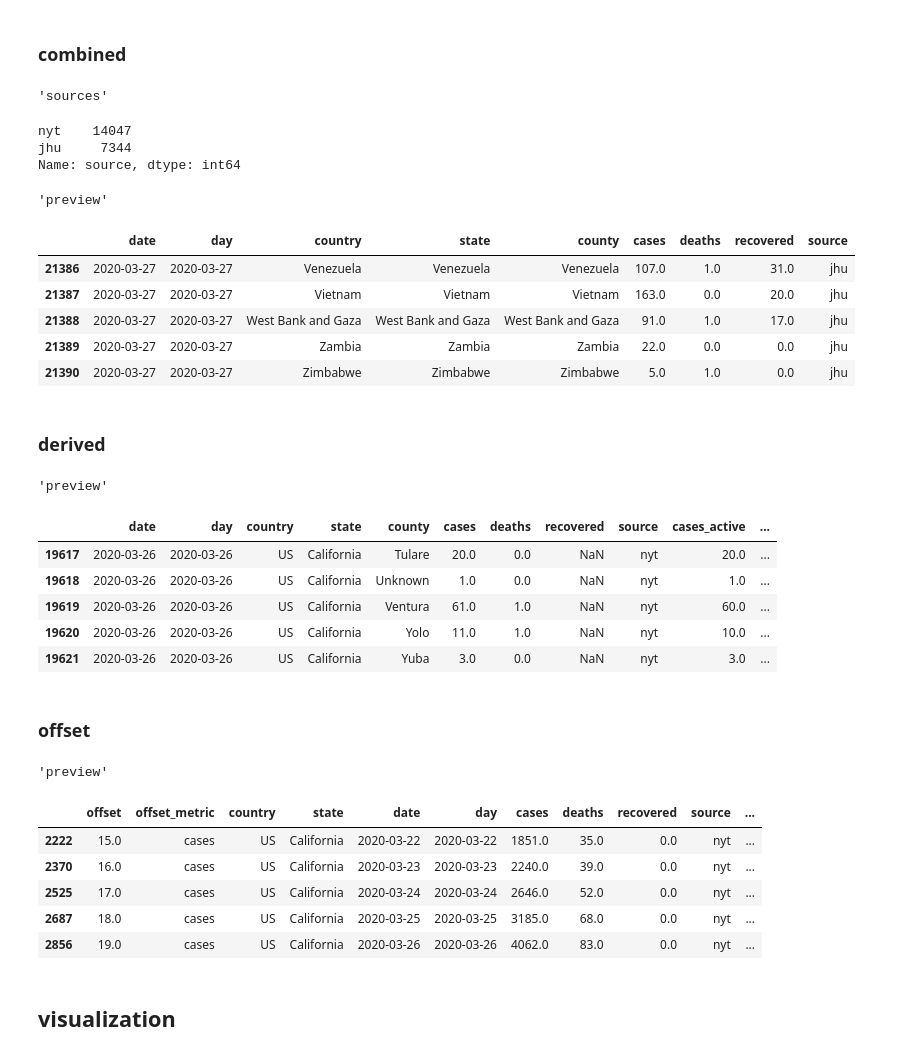
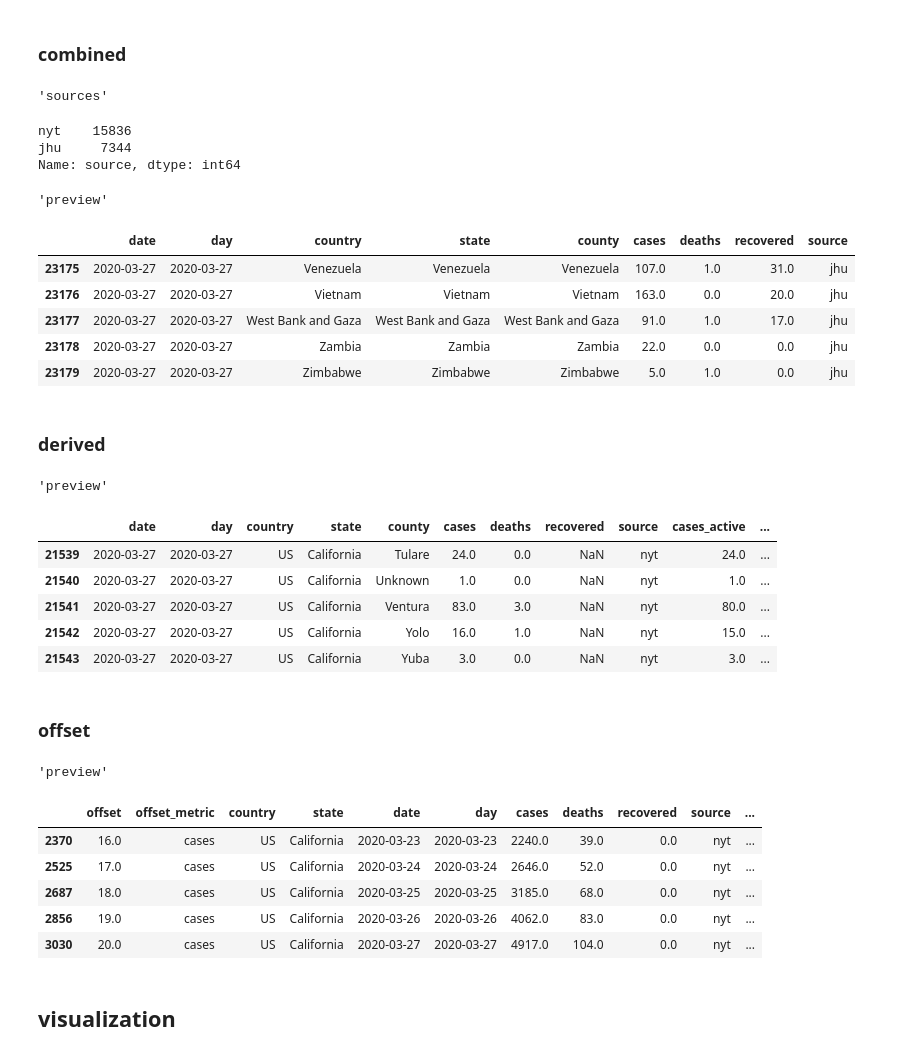
Before and after one commit to eferm/covid-19, a Jupyter notebook: notebooks/covid-19.ipynb, the cells around one changed output. Drawn from its saved outputs; the diff is of its cells as text; code cells hidden in the pictures.

```diff
--- a/notebooks/covid-19.ipynb
+++ b/notebooks/covid-19.ipynb
@@ -35,7 +35,7 @@ pandas 1.0.3
 # %% [markdown]
 ## data sources
 # %%
-kwargs = dict(force_refresh=False, verbose=False)
+kwargs = dict(verbose=False)
 CATALOG = {
     'jhu': JHU(**kwargs).clean,
     'ctp': CTP(**kwargs).clean,
@@ -102,10 +102,12 @@ COLS = [
     'source',
 ]
 
+nyt_dates = CATALOG['nyt']['date'].drop_duplicates().values
+
 df = pd.concat([
-    # baseline metrics from JHU except for US
+    # baseline metrics from JHU except for US data existing in NYT
     CATALOG['jhu'].copy()
-    .query("country != 'US'")
+    .loc[lambda df: (df['country'] != 'US') | ~df['filedate'].isin(nyt_dates)]
     .rename(columns={
         'filedate': 'date',
         'confirmed': 'cases',
@@ -119,39 +121,39 @@ df = pd.concat([
 
     # US metrics from NYT
     CATALOG['nyt'].copy()
     .assign(
         day=lambda df: df['date'].dt.strftime("%Y-%m-%d"),
         country='US',
         recovered=np.nan,
         source='nyt'
     )
     [COLS]
 ])
 
 
 df = (
     df
     .assign(cases=lambda df: df['cases'].fillna(0))
     .loc[lambda df: df['cases'] > 0]  # only non-zero cases interesting
     .sort_values(['date', *LEVELS])
     .reset_index(drop=True)
 )
 
 CATALOG['df.combined'] = df
 display('sources', df['source'].value_counts())
 display('preview', df.tail())
 # %% [output]
 'sources'
-nyt    14047
+nyt    15836
 jhu     7344
 Name: source, dtype: int64
 'preview'
 |  | date | day | country | state | county | cases | deaths | recovered | source |
-| 21386 | 2020-03-27 | 2020-03-27 | Venezuela | Venezuela | Venezuela | 107.0 | 1.0 | 31.0 | jhu |
-| 21387 | 2020-03-27 | 2020-03-27 | Vietnam | Vietnam | Vietnam | 163.0 | 0.0 | 20.0 | jhu |
-| 21388 | 2020-03-27 | 2020-03-27 | West Bank and Gaza | West Bank and Gaza | West Bank and Gaza | 91.0 | 1.0 | 17.0 | jhu |
-| 21389 | 2020-03-27 | 2020-03-27 | Zambia | Zambia | Zambia | 22.0 | 0.0 | 0.0 | jhu |
-| 21390 | 2020-03-27 | 2020-03-27 | Zimbabwe | Zimbabwe | Zimbabwe | 5.0 | 1.0 | 0.0 | jhu |
+| 23175 | 2020-03-27 | 2020-03-27 | Venezuela | Venezuela | Venezuela | 107.0 | 1.0 | 31.0 | jhu |
+| 23176 | 2020-03-27 | 2020-03-27 | Vietnam | Vietnam | Vietnam | 163.0 | 0.0 | 20.0 | jhu |
+| 23177 | 2020-03-27 | 2020-03-27 | West Bank and Gaza | West Bank and Gaza | West Bank and Gaza | 91.0 | 1.0 | 17.0 | jhu |
+| 23178 | 2020-03-27 | 2020-03-27 | Zambia | Zambia | Zambia | 22.0 | 0.0 | 0.0 | jhu |
+| 23179 | 2020-03-27 | 2020-03-27 | Zimbabwe | Zimbabwe | Zimbabwe | 5.0 | 1.0 | 0.0 | jhu |
 # %% [markdown]
 ### derived
 # %%
@@ -206,11 +208,11 @@ display('preview', df.tail())
 # %% [output]
 'preview'
 |  | date | day | country | state | county | cases | deaths | recovered | source | cases_active | ... |
-| 19617 | 2020-03-26 | 2020-03-26 | US | California | Tulare | 20.0 | 0.0 | NaN | nyt | 20.0 | ... |
-| 19618 | 2020-03-26 | 2020-03-26 | US | California | Unknown | 1.0 | 0.0 | NaN | nyt | 1.0 | ... |
-| 19619 | 2020-03-26 | 2020-03-26 | US | California | Ventura | 61.0 | 1.0 | NaN | nyt | 60.0 | ... |
-| 19620 | 2020-03-26 | 2020-03-26 | US | California | Yolo | 11.0 | 1.0 | NaN | nyt | 10.0 | ... |
-| 19621 | 2020-03-26 | 2020-03-26 | US | California | Yuba | 3.0 | 0.0 | NaN | nyt | 3.0 | ... |
+| 21539 | 2020-03-27 | 2020-03-27 | US | California | Tulare | 24.0 | 0.0 | NaN | nyt | 24.0 | ... |
+| 21540 | 2020-03-27 | 2020-03-27 | US | California | Unknown | 1.0 | 0.0 | NaN | nyt | 1.0 | ... |
+| 21541 | 2020-03-27 | 2020-03-27 | US | California | Ventura | 83.0 | 3.0 | NaN | nyt | 80.0 | ... |
+| 21542 | 2020-03-27 | 2020-03-27 | US | California | Yolo | 16.0 | 1.0 | NaN | nyt | 15.0 | ... |
+| 21543 | 2020-03-27 | 2020-03-27 | US | California | Yuba | 3.0 | 0.0 | NaN | nyt | 3.0 | ... |
 # %% [markdown]
 ### offset
 # %%
@@ -265,11 +267,11 @@ display('preview', df.tail())
 # %% [output]
 'preview'
 |  | offset | offset_metric | country | state | date | day | cases | deaths | recovered | source | ... |
-| 2222 | 15.0 | cases | US | California | 2020-03-22 | 2020-03-22 | 1851.0 | 35.0 | 0.0 | nyt | ... |
 | 2370 | 16.0 | cases | US | California | 2020-03-23 | 2020-03-23 | 2240.0 | 39.0 | 0.0 | nyt | ... |
 | 2525 | 17.0 | cases | US | California | 2020-03-24 | 2020-03-24 | 2646.0 | 52.0 | 0.0 | nyt | ... |
 | 2687 | 18.0 | cases | US | California | 2020-03-25 | 2020-03-25 | 3185.0 | 68.0 | 0.0 | nyt | ... |
 | 2856 | 19.0 | cases | US | California | 2020-03-26 | 2020-03-26 | 4062.0 | 83.0 | 0.0 | nyt | ... |
+| 3030 | 20.0 | cases | US | California | 2020-03-27 | 2020-03-27 | 4917.0 | 104.0 | 0.0 | nyt | ... |
 # %% [markdown]
 ## visualization
 # %% [markdown]
```
Also changed, not shown: parts of 4 cells of this notebook.
